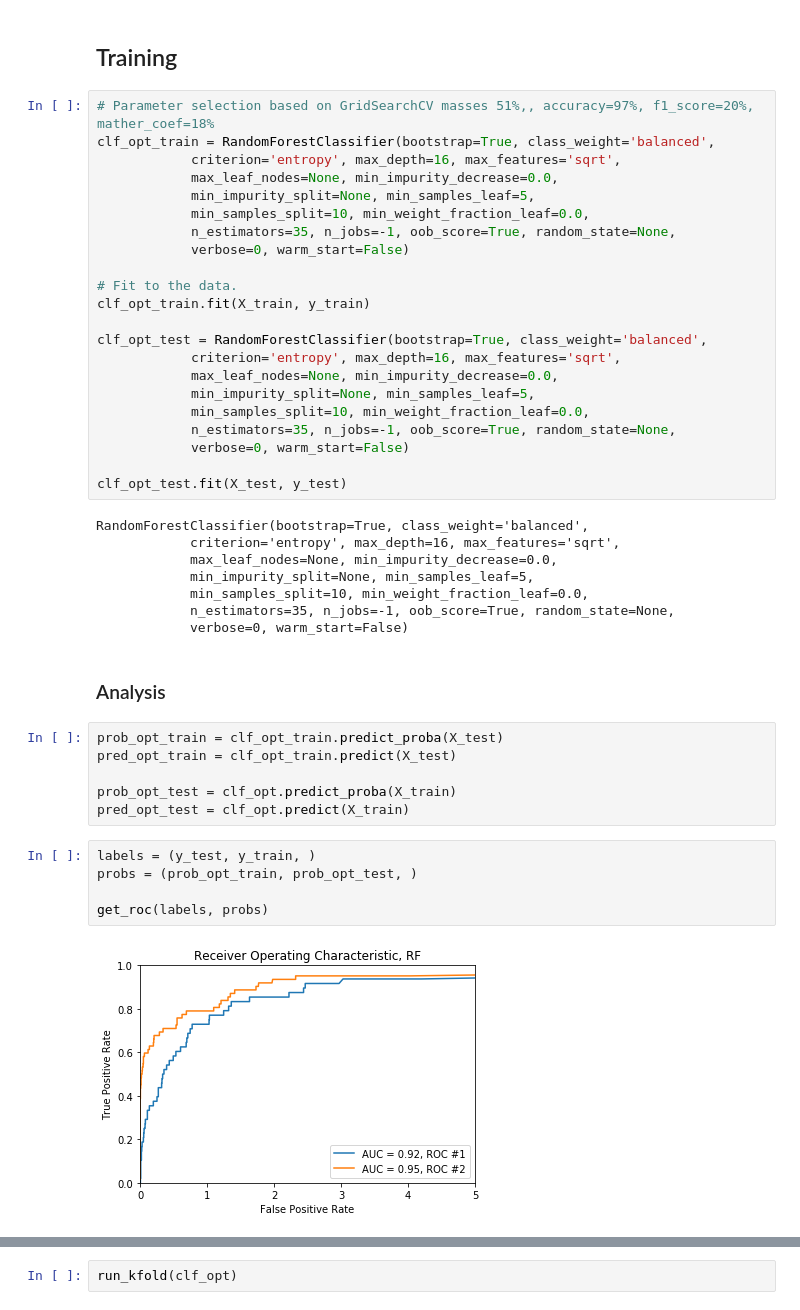
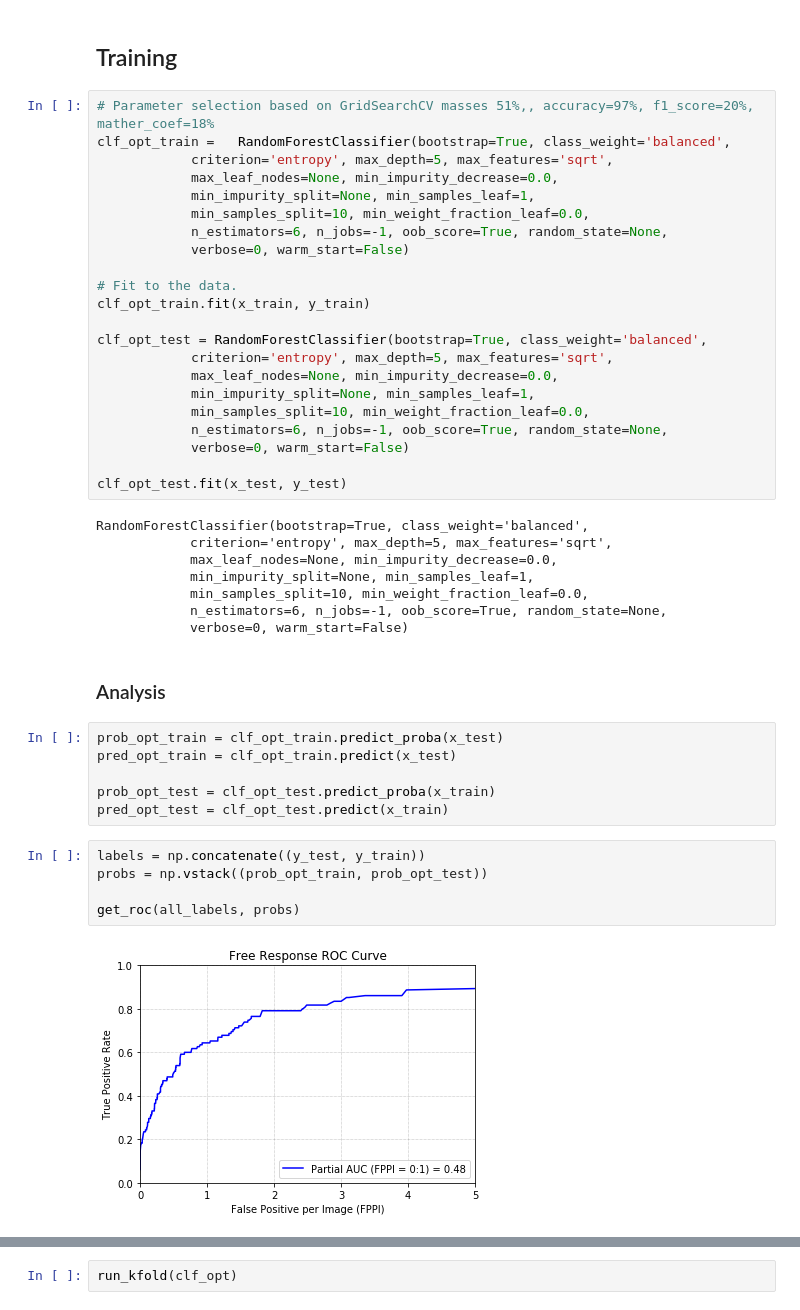
Before and after one commit to OlehKSS/IMMAS, a Jupyter notebook: examples/Random_Forests_ROC.ipynb, the cells around one changed output, grey strips where cells are left out. Saved outputs shown, nothing was run; the diff lists cells and outputs as text.

Commit message:
Random forests classifier.

```diff
--- a/examples/Random_Forests_ROC.ipynb
+++ b/examples/Random_Forests_ROC.ipynb
@@ -195,49 +326,49 @@ Mean Matthew Correlation coefficient: 0.23079418863940865
 ## Training
 # %%
 # Parameter selection based on GridSearchCV masses 51%,, accuracy=97%, f1_score=20%, mather_coef=18%
-clf_opt_train = RandomForestClassifier(bootstrap=True, class_weight='balanced',
-            criterion='entropy', max_depth=16, max_features='sqrt',
+clf_opt_train =   RandomForestClassifier(bootstrap=True, class_weight='balanced',
+            criterion='entropy', max_depth=5, max_features='sqrt',
             max_leaf_nodes=None, min_impurity_decrease=0.0,
-            min_impurity_split=None, min_samples_leaf=5,
+            min_impurity_split=None, min_samples_leaf=1,
             min_samples_split=10, min_weight_fraction_leaf=0.0,
-            n_estimators=35, n_jobs=-1, oob_score=True, random_state=None,
+            n_estimators=6, n_jobs=-1, oob_score=True, random_state=None,
             verbose=0, warm_start=False)
 
 # Fit to the data.
-clf_opt_train.fit(X_train, y_train)
+clf_opt_train.fit(x_train, y_train)
 
 clf_opt_test = RandomForestClassifier(bootstrap=True, class_weight='balanced',
-            criterion='entropy', max_depth=16, max_features='sqrt',
+            criterion='entropy', max_depth=5, max_features='sqrt',
             max_leaf_nodes=None, min_impurity_decrease=0.0,
-            min_impurity_split=None, min_samples_leaf=5,
+            min_impurity_split=None, min_samples_leaf=1,
             min_samples_split=10, min_weight_fraction_leaf=0.0,
-            n_estimators=35, n_jobs=-1, oob_score=True, random_state=None,
+            n_estimators=6, n_jobs=-1, oob_score=True, random_state=None,
             verbose=0, warm_start=False)
 
-clf_opt_test.fit(X_test, y_test)
+clf_opt_test.fit(x_test, y_test)
 # %% [output]
 RandomForestClassifier(bootstrap=True, class_weight='balanced',
-            criterion='entropy', max_depth=16, max_features='sqrt',
+            criterion='entropy', max_depth=5, max_features='sqrt',
             max_leaf_nodes=None, min_impurity_decrease=0.0,
-            min_impurity_split=None, min_samples_leaf=5,
+            min_impurity_split=None, min_samples_leaf=1,
             min_samples_split=10, min_weight_fraction_leaf=0.0,
-            n_estimators=35, n_jobs=-1, oob_score=True, random_state=None,
+            n_estimators=6, n_jobs=-1, oob_score=True, random_state=None,
             verbose=0, warm_start=False)
 # %% [markdown]
 ### Analysis
 # %%
-prob_opt_train = clf_opt_train.predict_proba(X_test)
-pred_opt_train = clf_opt_train.predict(X_test)
+prob_opt_train = clf_opt_train.predict_proba(x_test)
+pred_opt_train = clf_opt_train.predict(x_test)
 
-prob_opt_test = clf_opt.predict_proba(X_train)
-pred_opt_test = clf_opt.predict(X_train)
+prob_opt_test = clf_opt_test.predict_proba(x_train)
+pred_opt_test = clf_opt_test.predict(x_train)
 # %%
-labels = (y_test, y_train, )
-probs = (prob_opt_train, prob_opt_test, )
+labels = np.concatenate((y_test, y_train))
+probs = np.vstack((prob_opt_train, prob_opt_test))
 
-get_roc(labels, probs)
+get_roc(all_labels, probs)
 # %% [output]
-[figure, old version]
+[figure, new version]
 # %%
 metrics_report(y_test, pred_opt_train)
 # %% [output]
```
Also changed, not shown: parts of 14 cells of this notebook, 2 other files.
